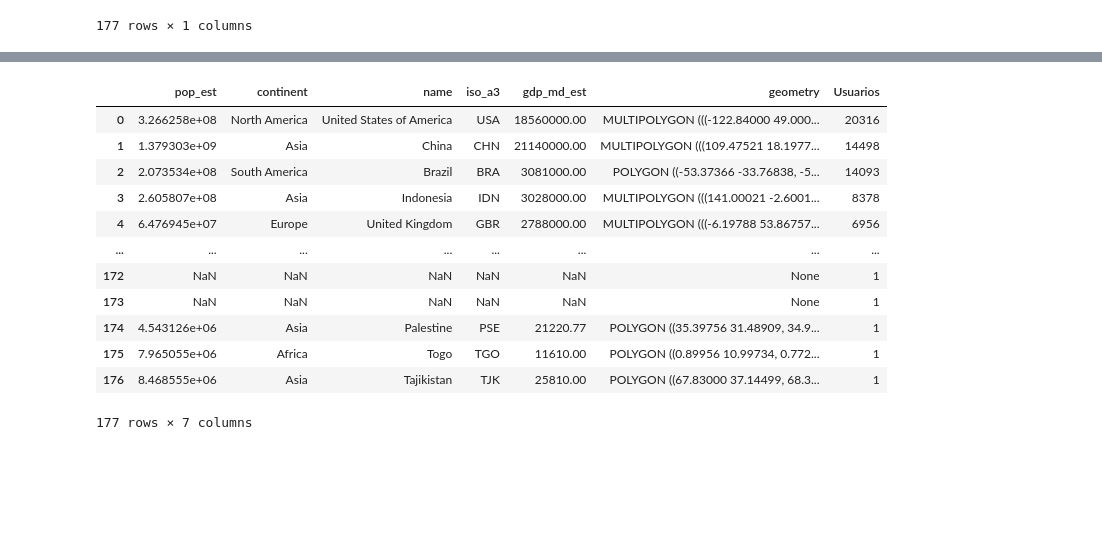
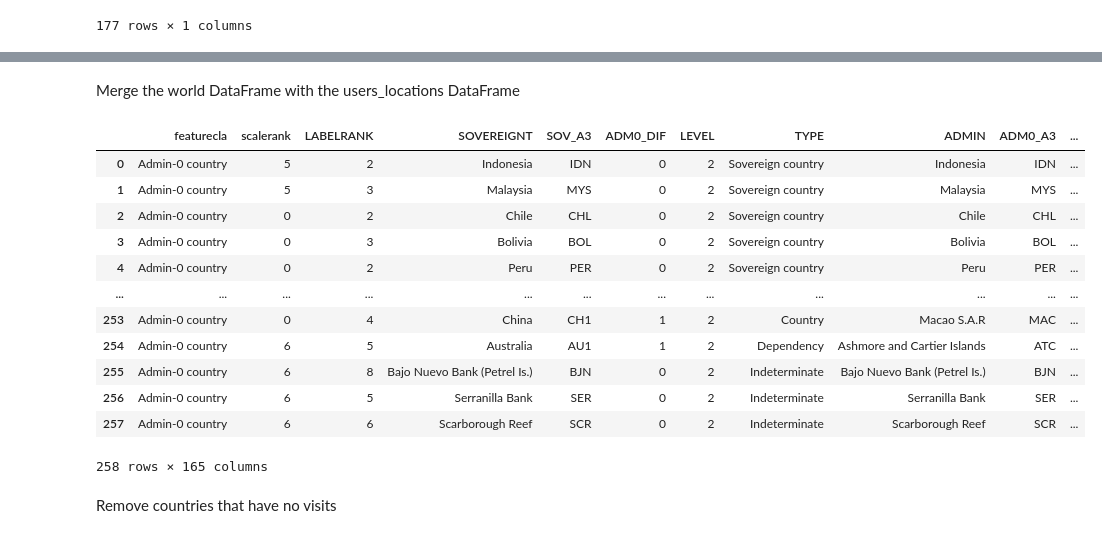
Before and after one commit to santisoler/phd-thesis, a Jupyter notebook: analytics/generate_figures.ipynb, the cells around one changed output, grey strips where cells are left out. Saved outputs shown, nothing was run; the diff lists cells and outputs as text; code cells hidden in the pictures; blank space fills up the shorter version.

```diff
--- a/analytics/generate_figures.ipynb
+++ b/analytics/generate_figures.ipynb
@@ -149,0 +116,23 @@ world
+# %%
+# Rename some countries to agree with the ISO codes dataframe
+renamings = {
+    "Antigua & Barbuda": "Antigua and Barbuda",
+    "Bosnia & Herzegovina": "Bosnia and Herzegovina",
+    "Congo - Brazzaville": "Congo",
+    "Congo - Kinshasa": "Congo, the Democratic Republic of the",
+    "Czechia": "Czech Republic",
+    "Côte d’Ivoire": "Côte d'Ivoire",
+    "Iran": "Iran, Islamic Republic of",
+    "Laos": "Lao People's Democratic Republic",
+    "Micronesia": "Micronesia, Federated States of",
+    "Moldova": "Moldova, Republic of",
+    "Myanmar (Burma)": "Myanmar",
+    "Palestine": "Palestine, State of",
+    "Svalbard & Jan Mayen": "Svalbard and Jan Mayen",
+    "Syria": "Syrian Arab Republic",
+    "Tanzania": "Tanzania, United Republic of",
+    "Trinidad & Tobago": "Trinidad and Tobago",
+}
+users_locations = users_locations.rename(index=renamings)
+
+users_locations
@@ -149,0 +156,4 @@ world
+# %%
+# Read country codes file
+codes = pd.read_csv(data_dir / "countries_codes.csv")
+codes
@@ -150,18 +212,21 @@ world
+# %% [markdown]
+Merge the world DataFrame with the users_locations DataFrame
 # %%
-table = world.merge(users_locations, how="right", left_on=['name'], right_on=['País'])
+table = world.merge(users_locations, how="left", left_on=['ADM0_A3'], right_on=['code'])
+table
+# %% [output]
+|  | featurecla | scalerank | LABELRANK | SOVEREIGNT | SOV_A3 | ADM0_DIF | LEVEL | TYPE | ADMIN | ADM0_A3 | ... |
+| 0 | Admin-0 country | 5 | 2 | Indonesia | IDN | 0 | 2 | Sovereign country | Indonesia | IDN | ... |
+| 1 | Admin-0 country | 5 | 3 | Malaysia | MYS | 0 | 2 | Sovereign country | Malaysia | MYS | ... |
+| 2 | Admin-0 country | 0 | 2 | Chile | CHL | 0 | 2 | Sovereign country | Chile | CHL | ... |
+| 3 | Admin-0 country | 0 | 3 | Bolivia | BOL | 0 | 2 | Sovereign country | Bolivia | BOL | ... |
+| 4 | Admin-0 country | 0 | 2 | Peru | PER | 0 | 2 | Sovereign country | Peru | PER | ... |
+| ... | ... | ... | ... | ... | ... | ... | ... | ... | ... | ... | ... |
+| 253 | Admin-0 country | 0 | 4 | China | CH1 | 1 | 2 | Country | Macao S.A.R | MAC | ... |
+| 254 | Admin-0 country | 6 | 5 | Australia | AU1 | 1 | 2 | Dependency | Ashmore and Cartier Islands | ATC | ... |
+| 255 | Admin-0 country | 6 | 8 | Bajo Nuevo Bank (Petrel Is.) | BJN | 0 | 2 | Indeterminate | Bajo Nuevo Bank (Petrel Is.) | BJN | ... |
+| 256 | Admin-0 country | 6 | 5 | Serranilla Bank | SER | 0 | 2 | Indeterminate | Serranilla Bank | SER | ... |
+| 257 | Admin-0 country | 6 | 6 | Scarborough Reef | SCR | 0 | 2 | Indeterminate | Scarborough Reef | SCR | ... |
+258 rows × 165 columns
-# %%
-table
-# %% [output]
-|  | pop_est | continent | name | iso_a3 | gdp_md_est | geometry | Usuarios |
-| 0 | 3.266258e+08 | North America | United States of America | USA | 18560000.00 | MULTIPOLYGON (((-122.84000 49.000... | 20316 |
-| 1 | 1.379303e+09 | Asia | China | CHN | 21140000.00 | MULTIPOLYGON (((109.47521 18.1977... | 14498 |
-| 2 | 2.073534e+08 | South America | Brazil | BRA | 3081000.00 | POLYGON ((-53.37366 -33.76838, -5... | 14093 |
-| 3 | 2.605807e+08 | Asia | Indonesia | IDN | 3028000.00 | MULTIPOLYGON (((141.00021 -2.6001... | 8378 |
-| 4 | 6.476945e+07 | Europe | United Kingdom | GBR | 2788000.00 | MULTIPOLYGON (((-6.19788 53.86757... | 6956 |
-| ... | ... | ... | ... | ... | ... | ... | ... |
-| 172 | NaN | NaN | NaN | NaN | NaN | None | 1 |
-| 173 | NaN | NaN | NaN | NaN | NaN | None | 1 |
-| 174 | 4.543126e+06 | Asia | Palestine | PSE | 21220.77 | POLYGON ((35.39756 31.48909, 34.9... | 1 |
-| 175 | 7.965055e+06 | Africa | Togo | TGO | 11610.00 | POLYGON ((0.89956 10.99734, 0.772... | 1 |
-| 176 | 8.468555e+06 | Asia | Tajikistan | TJK | 25810.00 | POLYGON ((67.83000 37.14499, 68.3... | 1 |
-177 rows × 7 columns
+# %% [markdown]
+Remove countries that have no visits
```
Also changed, not shown: parts of 18 cells of this notebook, 1 other file.
